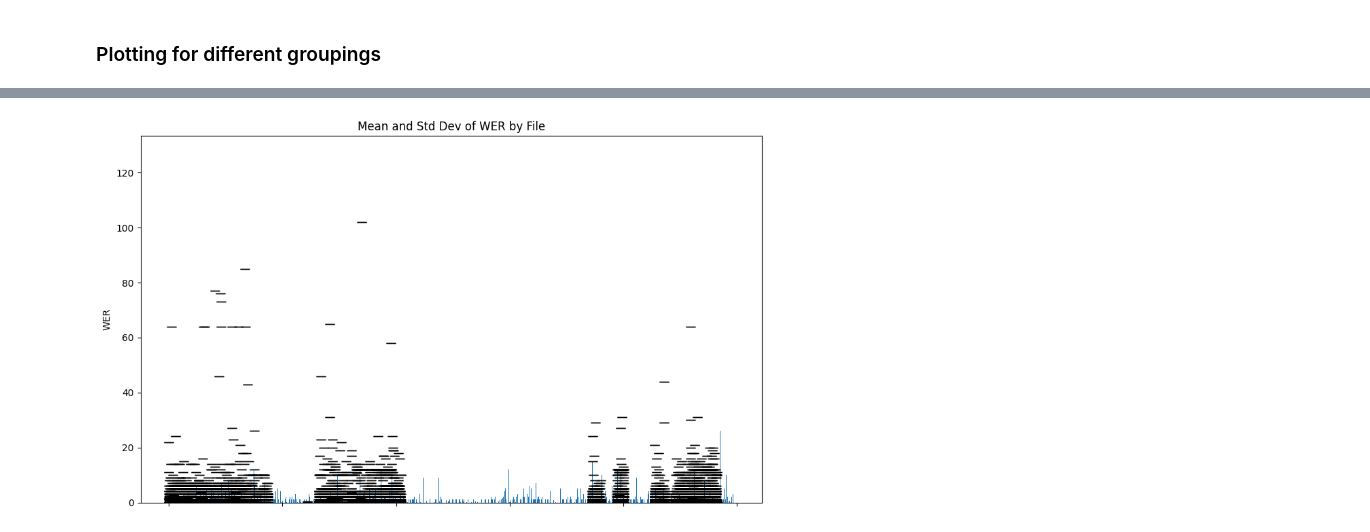
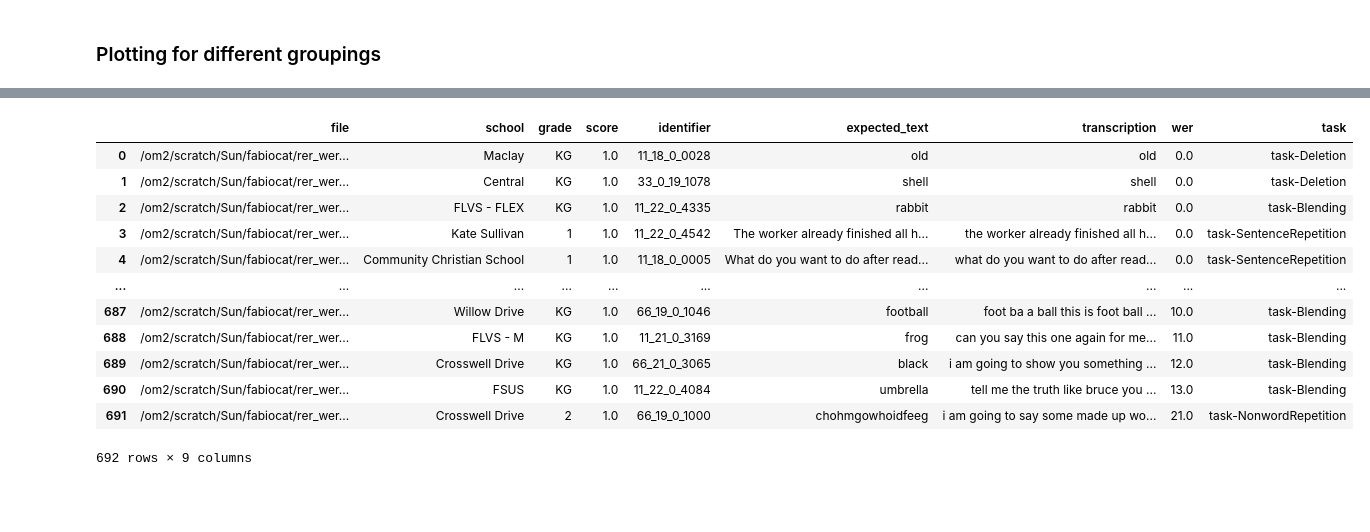
Before and after one commit to sensein/rer_wer, a Jupyter notebook: src/rer_wer/figures.ipynb, the cells around one changed output, grey strips where cells are left out. Cells and saved outputs as stored; diff of their text form; code cells hidden in the pictures; blank space fills up the shorter version.

```diff
--- a/src/rer_wer/figures.ipynb
+++ b/src/rer_wer/figures.ipynb
@@ -133,4 +136,24 @@ plot_stats(wer_by_grade, 'Grade', 'grade')
-# %%
-plot_stats(wer_by_file, 'File')
-# %% [output]
-[figure, removed]
+# %%
+#plot_stats(wer_by_file, 'File')
+
+# Pick 10,000 random values from the dataframe
+df_output_sorted = df_output.sample(n=int(len(df_output)*0.01), random_state=42)
+
+# Sort the dataframe by 'wer'
+df_output_sorted = df_output_sorted.sort_values(by='wer')
+df_output_sorted = df_output_sorted.reset_index(drop=True)
+df_output_sorted
+# %% [output]
+|  | file | school | grade | score | identifier | expected_text | transcription | wer | task |
+| 0 | /om2/scratch/Sun/fabiocat/rer_wer... | Maclay | KG | 1.0 | 11_18_0_0028 | old | old | 0.0 | task-Deletion |
+| 1 | /om2/scratch/Sun/fabiocat/rer_wer... | Central | KG | 1.0 | 33_0_19_1078 | shell | shell | 0.0 | task-Deletion |
+| 2 | /om2/scratch/Sun/fabiocat/rer_wer... | FLVS - FLEX | KG | 1.0 | 11_22_0_4335 | rabbit | rabbit | 0.0 | task-Blending |
+| 3 | /om2/scratch/Sun/fabiocat/rer_wer... | Kate Sullivan | 1 | 1.0 | 11_22_0_4542 | The worker already finished all h... | the worker already finished all h... | 0.0 | task-SentenceRepetition |
+| 4 | /om2/scratch/Sun/fabiocat/rer_wer... | Community Christian School | 1 | 1.0 | 11_18_0_0005 | What do you want to do after read... | what do you want to do after read... | 0.0 | task-SentenceRepetition |
+| ... | ... | ... | ... | ... | ... | ... | ... | ... | ... |
+| 687 | /om2/scratch/Sun/fabiocat/rer_wer... | Willow Drive | KG | 1.0 | 66_19_0_1046 | football | foot ba a ball this is foot ball ... | 10.0 | task-Blending |
+| 688 | /om2/scratch/Sun/fabiocat/rer_wer... | FLVS - M | KG | 1.0 | 11_21_0_3169 | frog | can you say this one again for me... | 11.0 | task-Blending |
+| 689 | /om2/scratch/Sun/fabiocat/rer_wer... | Crosswell Drive | KG | 1.0 | 66_21_0_3065 | black | i am going to show you something ... | 12.0 | task-Blending |
+| 690 | /om2/scratch/Sun/fabiocat/rer_wer... | FSUS | KG | 1.0 | 11_22_0_4084 | umbrella | tell me the truth like bruce you ... | 13.0 | task-Blending |
+| 691 | /om2/scratch/Sun/fabiocat/rer_wer... | Crosswell Drive | 2 | 1.0 | 66_19_0_1000 | chohmgowhoidfeeg | i am going to say some made up wo... | 21.0 | task-NonwordRepetition |
+692 rows × 9 columns
```
Also changed, not shown: parts of 12 cells of this notebook.
